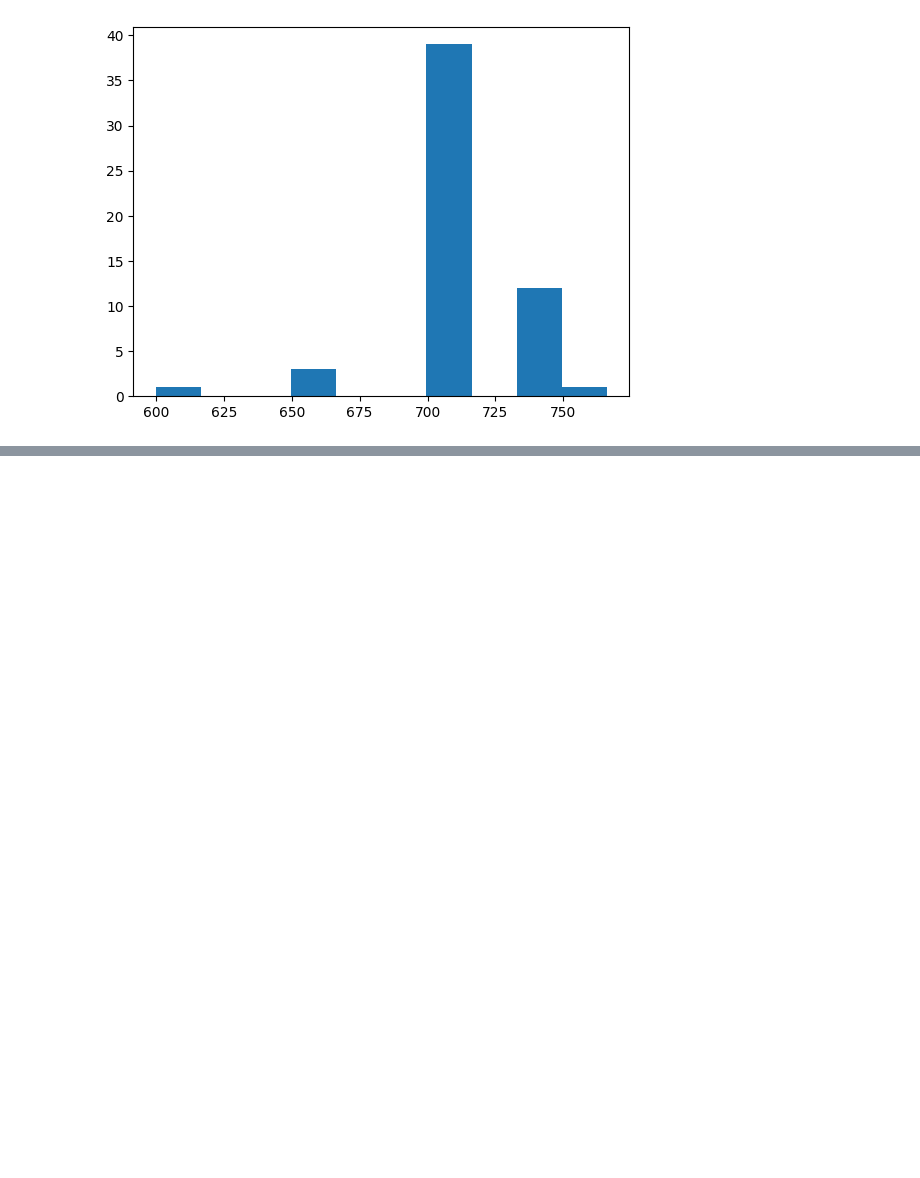
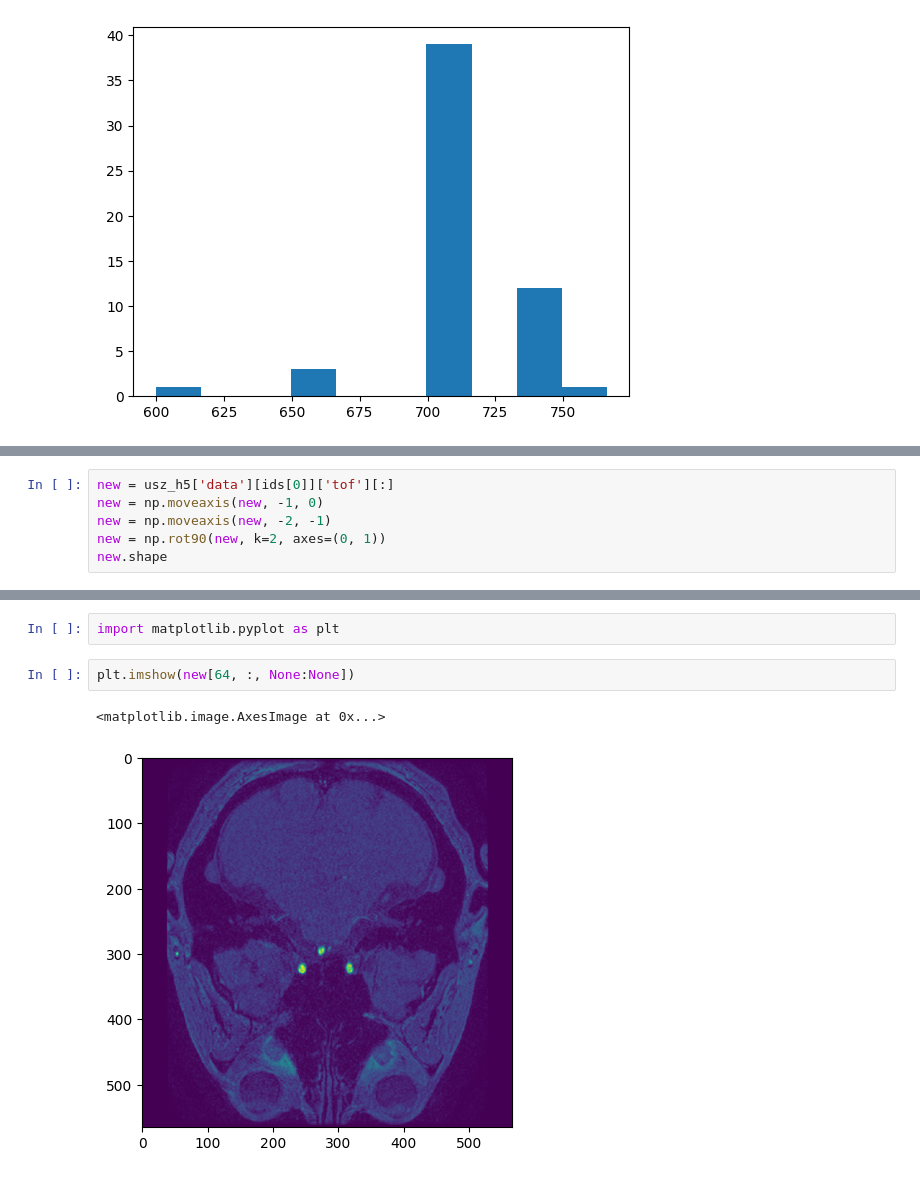
Before and after one commit to JdbermeoUZH/MastersThesisUIASegmentation, a Jupyter notebook: notebooks/random_stuff.ipynb, the cells around one changed output, grey strips where cells are left out. Saved outputs shown, nothing was run; the diff lists cells and outputs as text; blank space fills up the shorter version.

```diff
--- a/notebooks/random_stuff.ipynb
+++ b/notebooks/random_stuff.ipynb
@@ -97,0 +336,6 @@ plt.hist(np.array(shapes)[:, 1])
+# %%
+new = usz_h5['data'][ids[0]]['tof'][:]
+new = np.moveaxis(new, -1, 0)
+new = np.moveaxis(new, -2, -1)
+new = np.rot90(new, k=2, axes=(0, 1))
+new.shape
@@ -97,0 +363,7 @@ plt.hist(np.array(shapes)[:, 1])
+# %%
+import matplotlib.pyplot as plt
+# %%
+plt.imshow(new[64, :, None:None])
+# %% [output]
+<matplotlib.image.AxesImage at 0x...>
+[figure, added]
```
Also changed, not shown: parts of 40 cells of this notebook, 12 other files.
